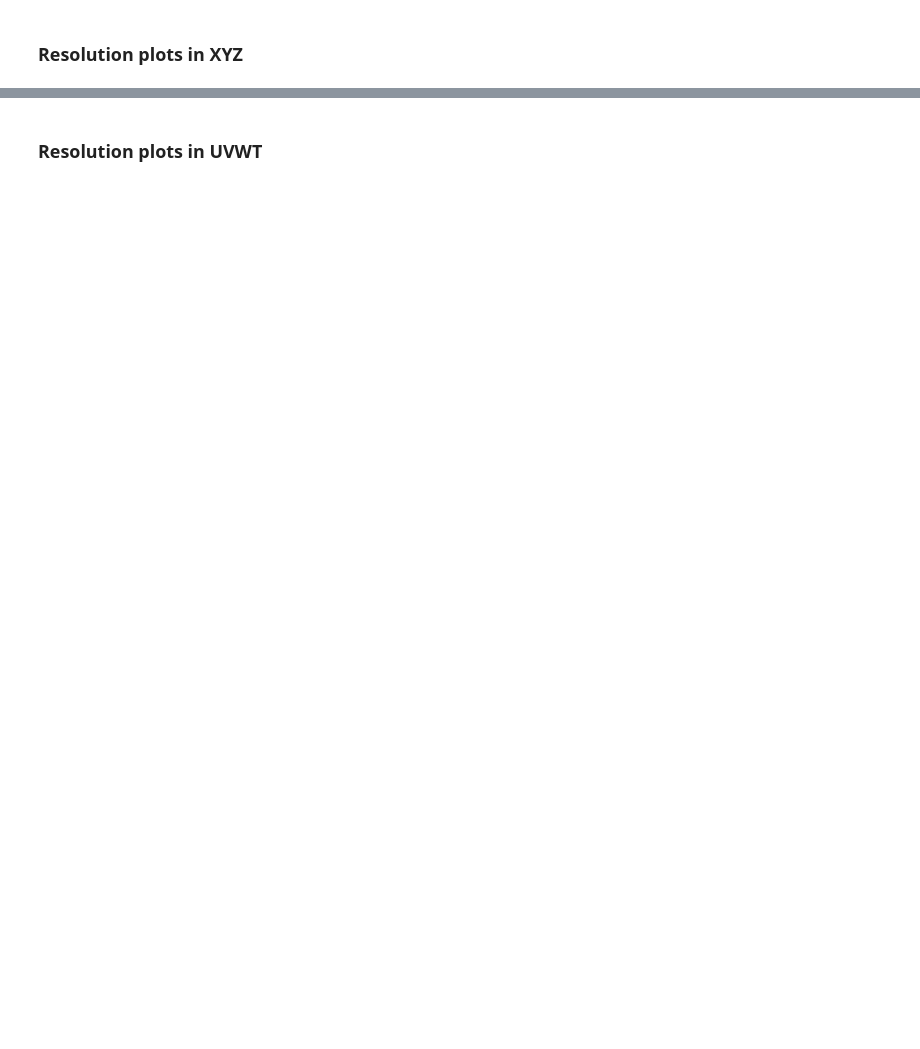
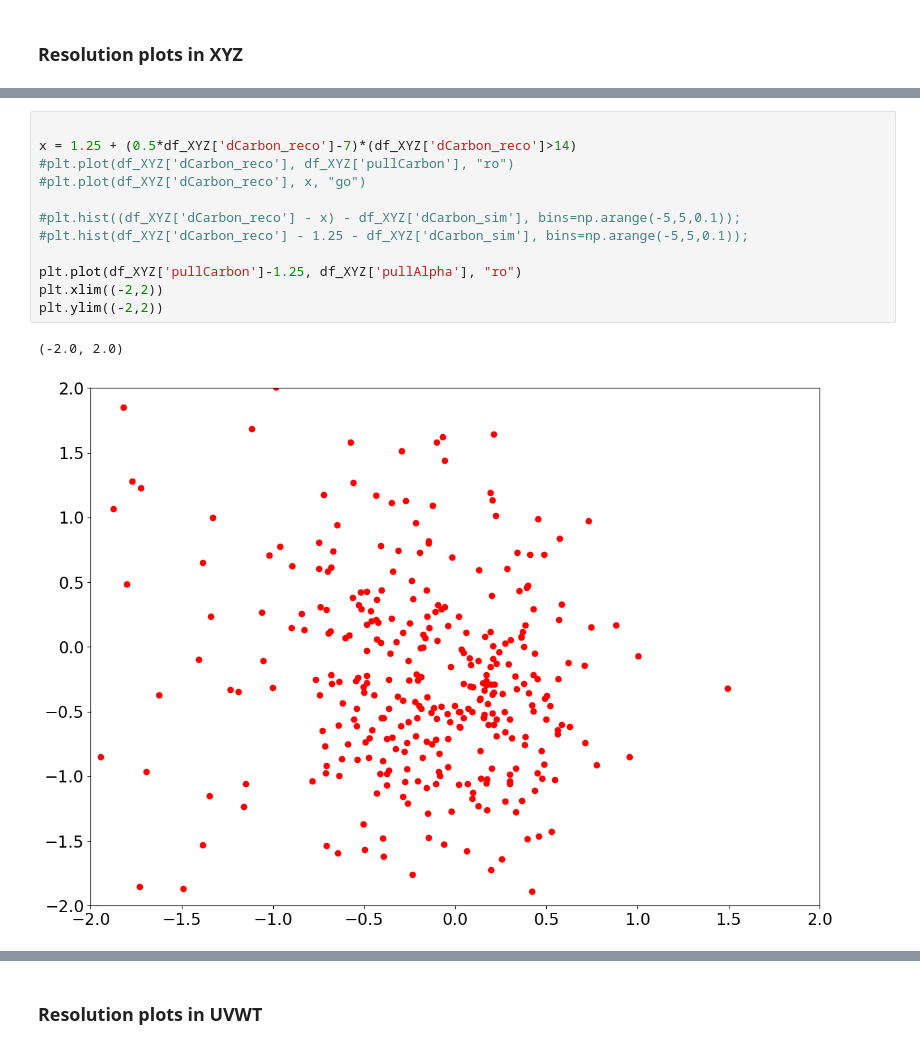
Before and after one commit to akalinow/TPCReco, a Jupyter notebook: PythonAnalysis/ipynb/ELITPC_analysis.ipynb, the cells around one changed output, grey strips where cells are left out. Drawn from its saved outputs; the diff is of its cells as text; blank space fills up the shorter version.

```diff
--- a/PythonAnalysis/ipynb/ELITPC_analysis.ipynb
+++ b/PythonAnalysis/ipynb/ELITPC_analysis.ipynb
@@ -232,0 +183,15 @@ See the caveats in the documentation: https://pandas.pydata.org/pandas-docs/stab
+# %%
+
+x = 1.25 + (0.5*df_XYZ['dCarbon_reco']-7)*(df_XYZ['dCarbon_reco']>14)
+#plt.plot(df_XYZ['dCarbon_reco'], df_XYZ['pullCarbon'], "ro")
+#plt.plot(df_XYZ['dCarbon_reco'], x, "go")
+
+#plt.hist((df_XYZ['dCarbon_reco'] - x) - df_XYZ['dCarbon_sim'], bins=np.arange(-5,5,0.1));
+#plt.hist(df_XYZ['dCarbon_reco'] - 1.25 - df_XYZ['dCarbon_sim'], bins=np.arange(-5,5,0.1));
+
+plt.plot(df_XYZ['pullCarbon']-1.25, df_XYZ['pullAlpha'], "ro")
+plt.xlim((-2,2))
+plt.ylim((-2,2))
+# %% [output]
+(-2.0, 2.0)
+[figure, added]
```
Also changed, not shown: parts of 10 cells of this notebook, 12 other files.
